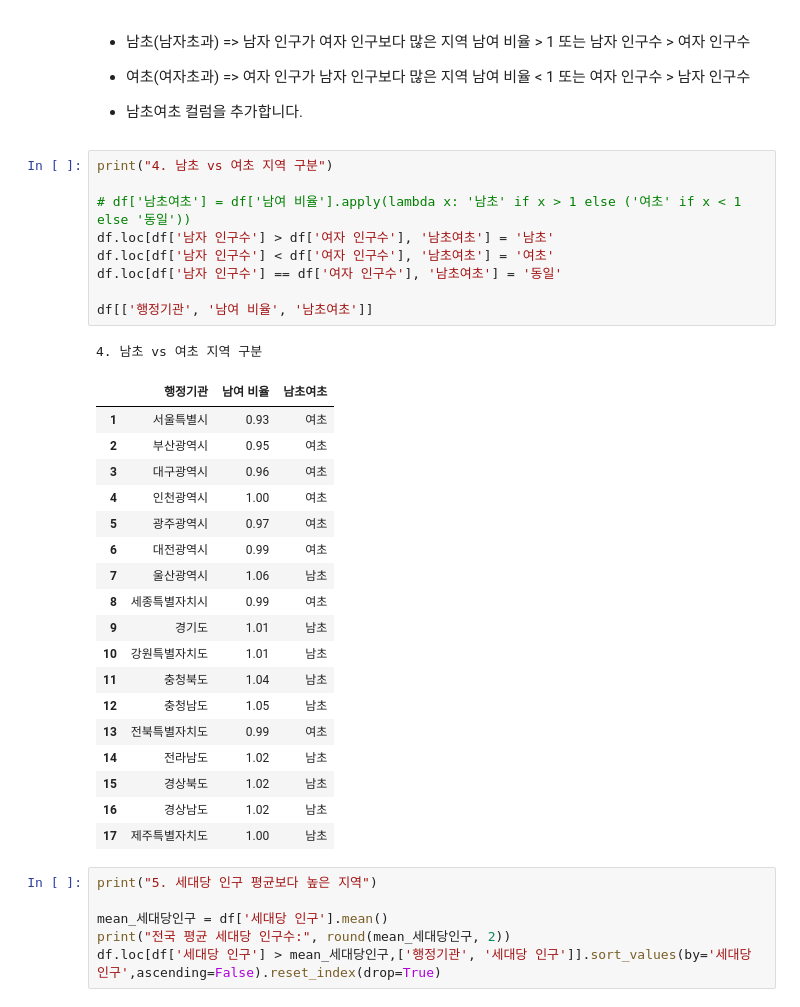
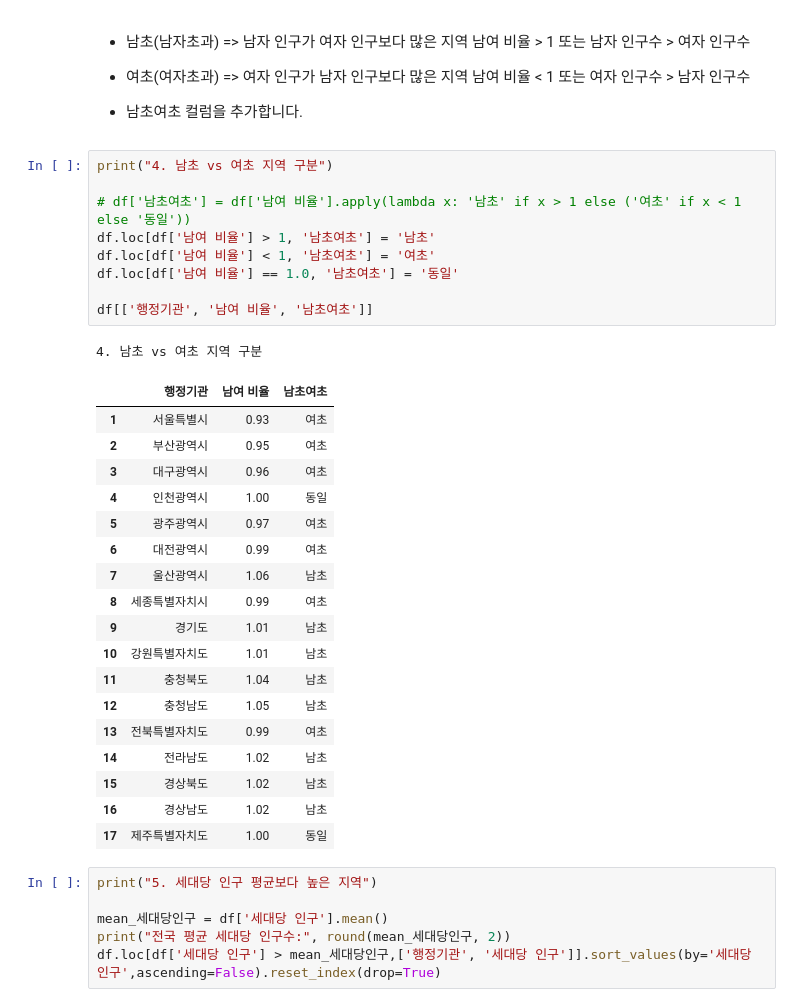
Before and after one commit to mysoyul/Lab_Scraping_Analysis_202504, a Jupyter notebook: 04_인구현황분석_sol.ipynb, the cells around one changed output. Drawn from its saved outputs; the diff is of its cells as text.

```diff
--- a/04_인구현황분석_sol.ipynb
+++ b/04_인구현황분석_sol.ipynb
@@ -135,19 +138,19 @@ plt.show()
 # %%
 print("4. 남초 vs 여초 지역 구분")
 
 # df['남초여초'] = df['남여 비율'].apply(lambda x: '남초' if x > 1 else ('여초' if x < 1 else '동일'))
-df.loc[df['남자 인구수'] > df['여자 인구수'], '남초여초'] = '남초'
-df.loc[df['남자 인구수'] < df['여자 인구수'], '남초여초'] = '여초'
-df.loc[df['남자 인구수'] == df['여자 인구수'], '남초여초'] = '동일'
+df.loc[df['남여 비율'] > 1, '남초여초'] = '남초'
+df.loc[df['남여 비율'] < 1, '남초여초'] = '여초'
+df.loc[df['남여 비율'] == 1.0, '남초여초'] = '동일'
 
 df[['행정기관', '남여 비율', '남초여초']]
 # %% [output]
 4. 남초 vs 여초 지역 구분
 |  | 행정기관 | 남여 비율 | 남초여초 |
 | 1 | 서울특별시 | 0.93 | 여초 |
 | 2 | 부산광역시 | 0.95 | 여초 |
 | 3 | 대구광역시 | 0.96 | 여초 |
-| 4 | 인천광역시 | 1.00 | 여초 |
+| 4 | 인천광역시 | 1.00 | 동일 |
 | 5 | 광주광역시 | 0.97 | 여초 |
 | 6 | 대전광역시 | 0.99 | 여초 |
 | 7 | 울산광역시 | 1.06 | 남초 |
@@ -160,7 +163,7 @@ df[['행정기관', '남여 비율', '남초여초']]
 | 14 | 전라남도 | 1.02 | 남초 |
 | 15 | 경상북도 | 1.02 | 남초 |
 | 16 | 경상남도 | 1.02 | 남초 |
-| 17 | 제주특별자치도 | 1.00 | 남초 |
+| 17 | 제주특별자치도 | 1.00 | 동일 |
 # %%
 print("5. 세대당 인구 평균보다 높은 지역")
 
```
Also changed, not shown: parts of 10 cells of this notebook.
